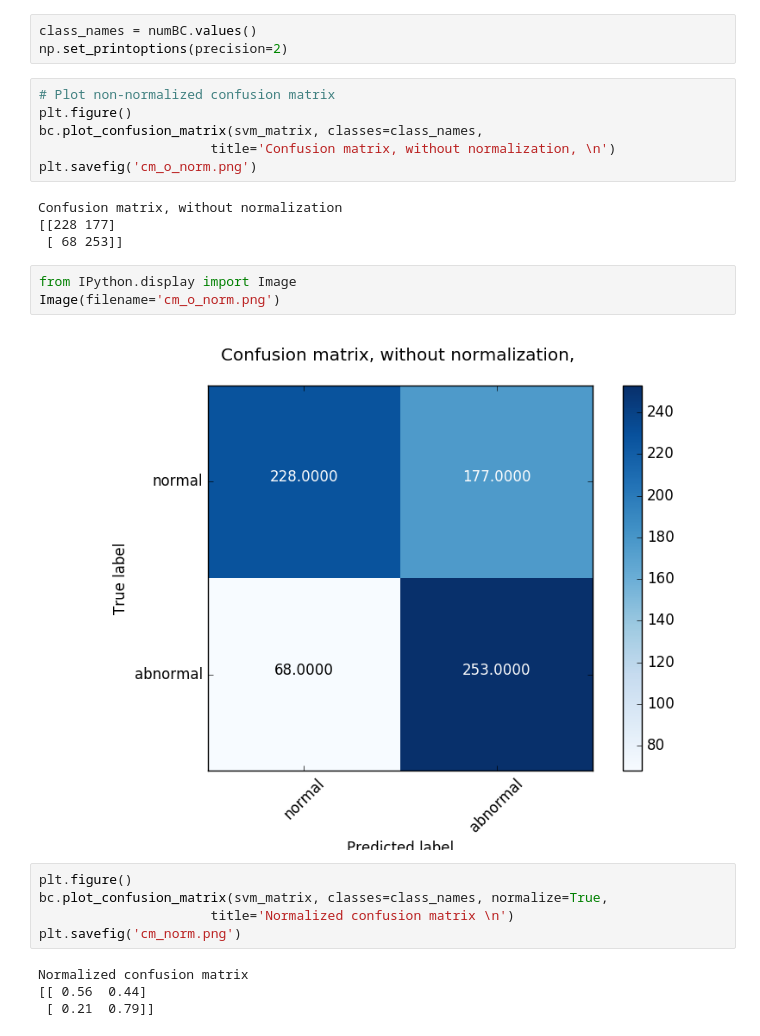
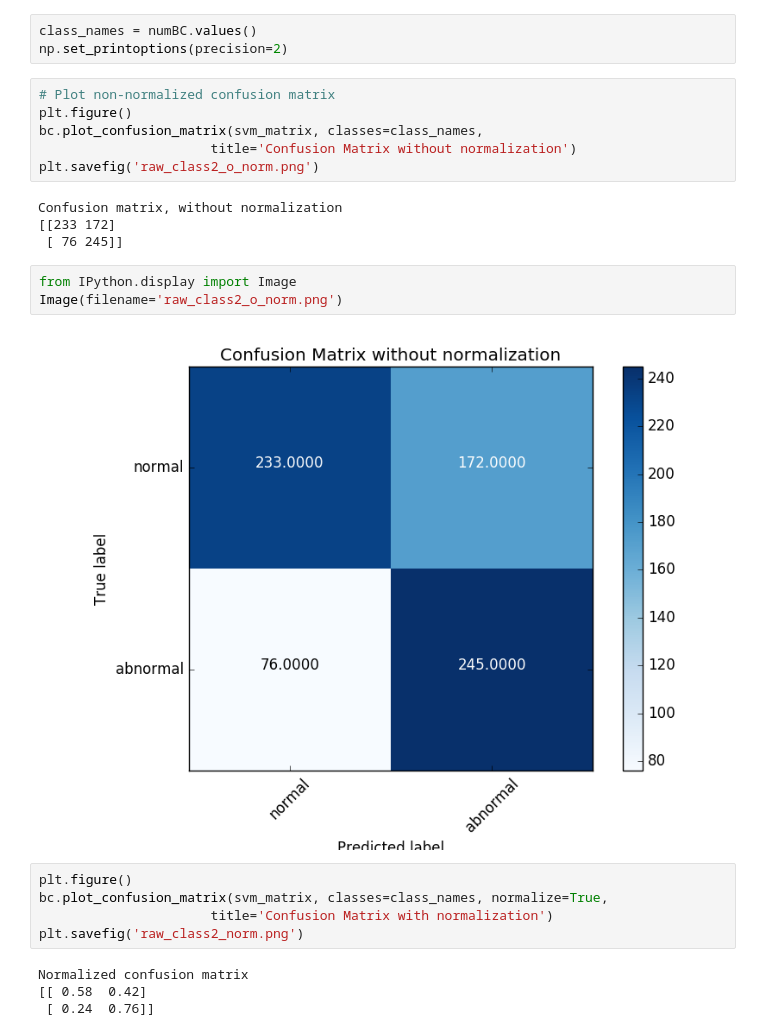
Before and after one commit to jnarhan/Breast_Cancer, a Jupyter notebook: src/models/Youqing_SVM_Model2.ipynb, the cells around one changed output. Drawn from its saved outputs; the diff is of its cells as text.

```diff
--- a/src/models/Youqing_SVM_Model2.ipynb
+++ b/src/models/Youqing_SVM_Model2.ipynb
@@ -184,26 +187,26 @@ np.set_printoptions(precision=2)
 # Plot non-normalized confusion matrix
 plt.figure()
 bc.plot_confusion_matrix(svm_matrix, classes=class_names,
-                      title='Confusion matrix, without normalization, \n')
-plt.savefig('cm_o_norm.png')
+                      title='Confusion Matrix without normalization')
+plt.savefig('raw_class2_o_norm.png')
 # %% [output]
 Confusion matrix, without normalization
-[[228 177]
- [ 68 253]]
+[[233 172]
+ [ 76 245]]
 # %%
 from IPython.display import Image
-Image(filename='cm_o_norm.png')
+Image(filename='raw_class2_o_norm.png')
 # %% [output]
-[figure, old version]
+[figure, new version]
 # %%
 plt.figure()
 bc.plot_confusion_matrix(svm_matrix, classes=class_names, normalize=True,
-                      title='Normalized confusion matrix \n')
-plt.savefig('cm_norm.png')
+                      title='Confusion Matrix with normalization')
+plt.savefig('raw_class2_norm.png')
 # %% [output]
 Normalized confusion matrix
-[[ 0.56  0.44]
- [ 0.21  0.79]]
+[[ 0.58  0.42]
+ [ 0.24  0.76]]
 # %%
 # Load the image we just saved
 from IPython.display import Image
```
Also changed, not shown: parts of 29 cells of this notebook, 5 other files.
